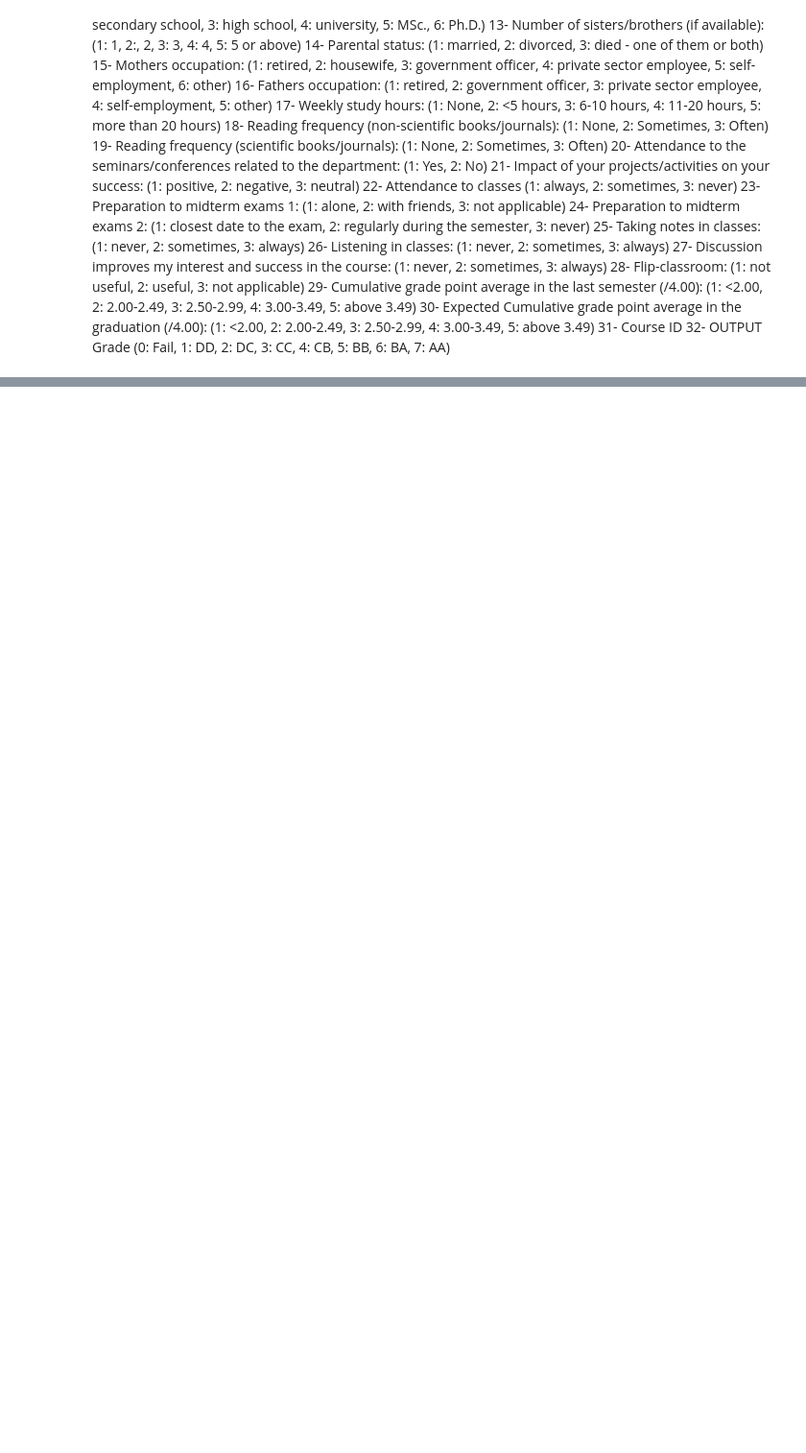
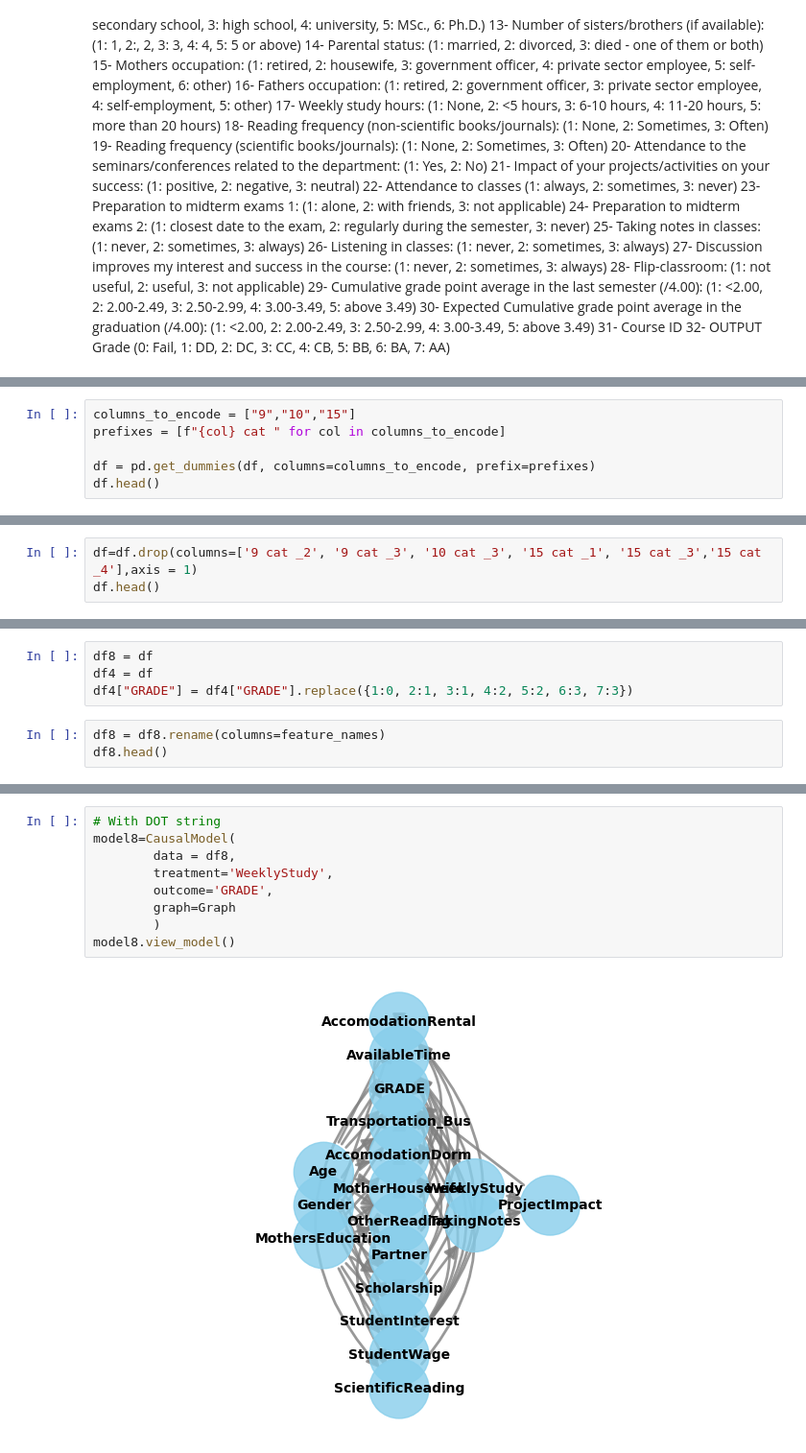
Before and after one commit to milooranm/TraditionalvsCausalAnalytics, a Jupyter notebook: Causal inference for features.ipynb, the cells around one changed output, grey strips where cells are left out. Shown at 96% size. Saved outputs shown, nothing was run; the diff lists cells and outputs as text; blank space fills up the shorter version.

```diff
--- a/Causal inference for features.ipynb
+++ b/Causal inference for features.ipynb
@@ -50,0 +225,6 @@ the causal model here will need to designed based on domain knowledge and the re
+# %%
+columns_to_encode = ["9","10","15"]
+prefixes = [f"{col} cat " for col in columns_to_encode]
+
+df = pd.get_dummies(df, columns=columns_to_encode, prefix=prefixes)
+df.head()
@@ -50,0 +239,3 @@ the causal model here will need to designed based on domain knowledge and the re
+# %%
+df=df.drop(columns=['9 cat _2', '9 cat _3', '10 cat _3', '15 cat _1', '15 cat _3','15 cat _4'],axis = 1)
+df.head()
@@ -50,0 +249,7 @@ the causal model here will need to designed based on domain knowledge and the re
+# %%
+df8 = df
+df4 = df
+df4["GRADE"] = df4["GRADE"].replace({1:0, 2:1, 3:1, 4:2, 5:2, 6:3, 7:3})
+# %%
+df8 = df8.rename(columns=feature_names)
+df8.head()
@@ -50,0 +268,11 @@ the causal model here will need to designed based on domain knowledge and the re
+# %%
+# With DOT string
+model8=CausalModel(
+        data = df8,
+        treatment='WeeklyStudy',
+        outcome='GRADE',
+        graph=Graph
+        )
+model8.view_model()
+# %% [output]
+[figure, added]
```
Also changed, not shown: parts of 35 cells of this notebook.
